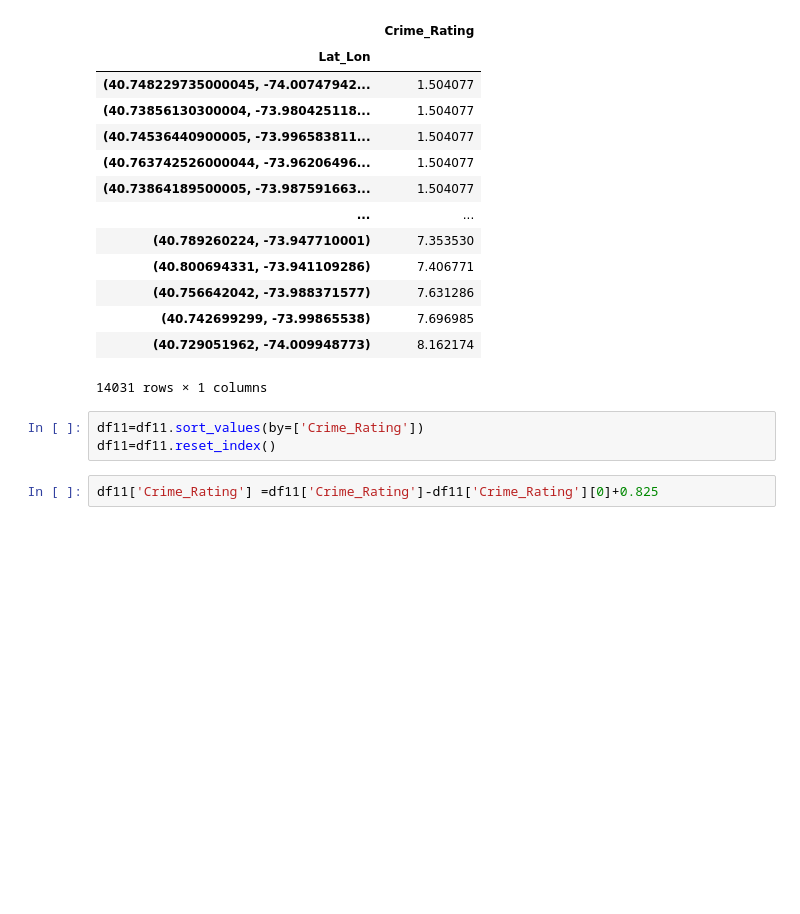
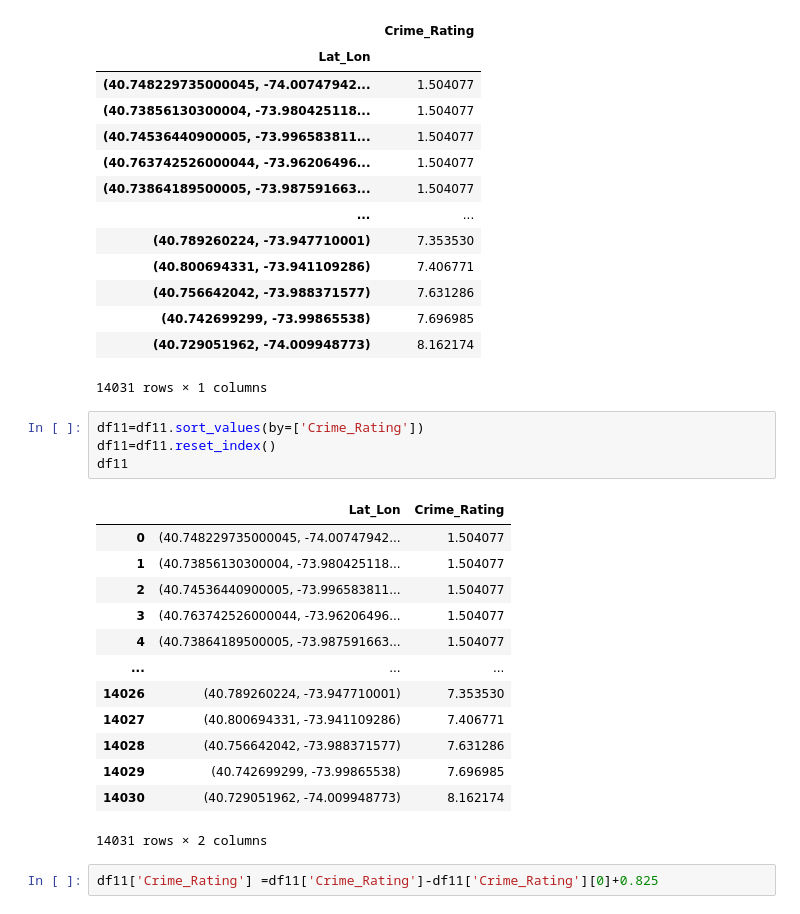
Before and after one commit to djsmanchanda/Safest-Route-Algorithm-Techno-Hackathon, a Jupyter notebook: Data_Processing.ipynb, the cells around one changed output. Cells and saved outputs as stored; diff of their text form; blank space fills up the shorter version.

```diff
--- a/Data_Processing.ipynb
+++ b/Data_Processing.ipynb
@@ -505,6 +498,21 @@ df11.sort_values(by=['Crime_Rating'])
 # %%
 df11=df11.sort_values(by=['Crime_Rating'])
 df11=df11.reset_index()
+df11
+# %% [output]
+|  | Lat_Lon | Crime_Rating |
+| 0 | (40.748229735000045, -74.00747942... | 1.504077 |
+| 1 | (40.73856130300004, -73.980425118... | 1.504077 |
+| 2 | (40.74536440900005, -73.996583811... | 1.504077 |
+| 3 | (40.763742526000044, -73.96206496... | 1.504077 |
+| 4 | (40.73864189500005, -73.987591663... | 1.504077 |
+| ... | ... | ... |
+| 14026 | (40.789260224, -73.947710001) | 7.353530 |
+| 14027 | (40.800694331, -73.941109286) | 7.406771 |
+| 14028 | (40.756642042, -73.988371577) | 7.631286 |
+| 14029 | (40.742699299, -73.99865538) | 7.696985 |
+| 14030 | (40.729051962, -74.009948773) | 8.162174 |
+14031 rows × 2 columns
 # %%
 df11['Crime_Rating'] =df11['Crime_Rating']-df11['Crime_Rating'][0]+0.825
 # %%
```
Also changed, not shown: parts of 3 cells of this notebook.
